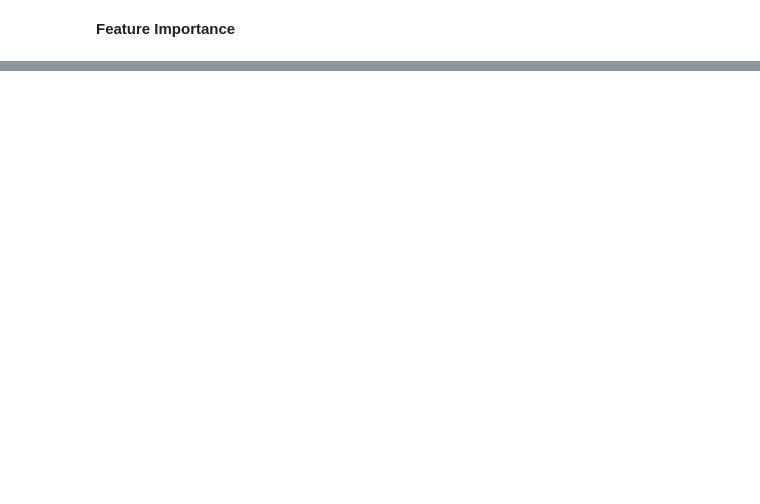
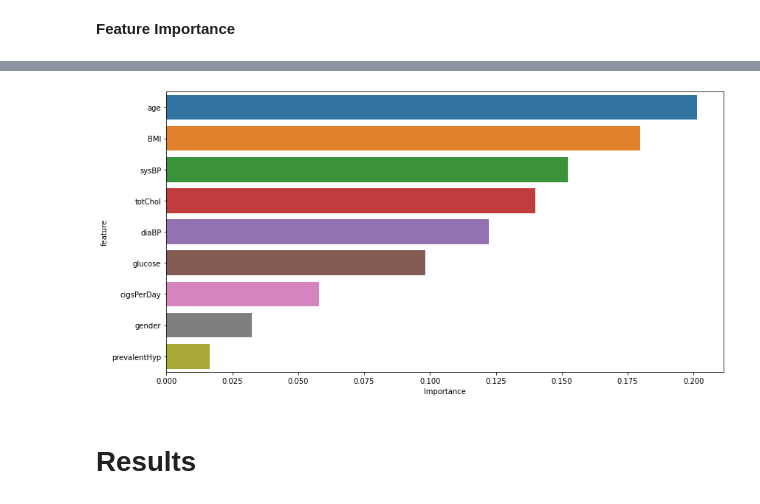
Before and after one commit to harishgawade1999/Cardiovascular-Risk-Prediction-, a Jupyter notebook: Harish_Cardiovascular_Risk_Prediction_Capstone_Project.ipynb, the cells around one changed output, grey strips where cells are left out. Saved outputs shown, nothing was run; the diff lists cells and outputs as text; code cells hidden in the pictures; blank space fills up the shorter version.

```diff
--- a/Harish_Cardiovascular_Risk_Prediction_Capstone_Project.ipynb
+++ b/Harish_Cardiovascular_Risk_Prediction_Capstone_Project.ipynb
@@ -748,0 +861,6 @@ plot_feature_importance(rf_optimal,X)
+# %%
+plot_feature_importance(gb_optimal,X)
+# %% [output]
+[figure, added]
+# %% [markdown]
+# **Results**
```
Also changed, not shown: parts of 33 cells of this notebook.
